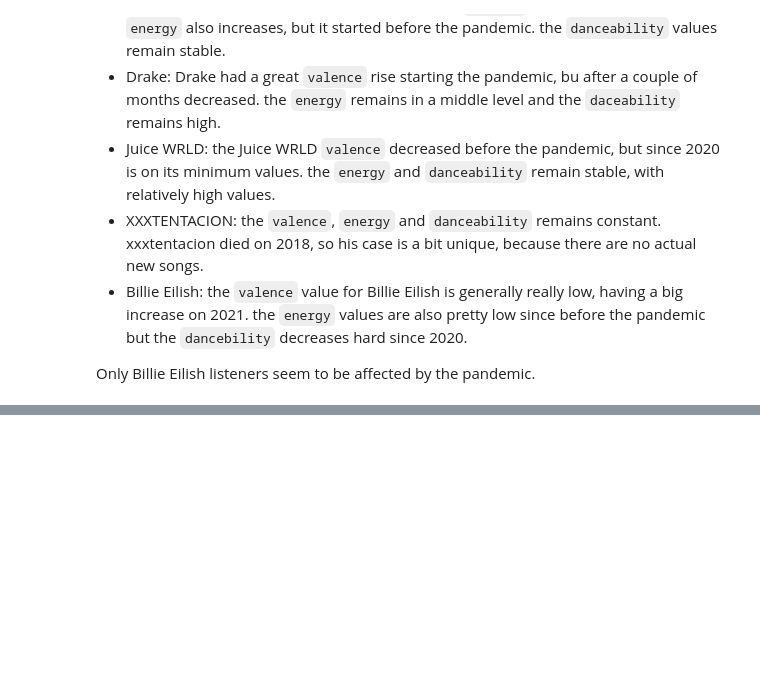
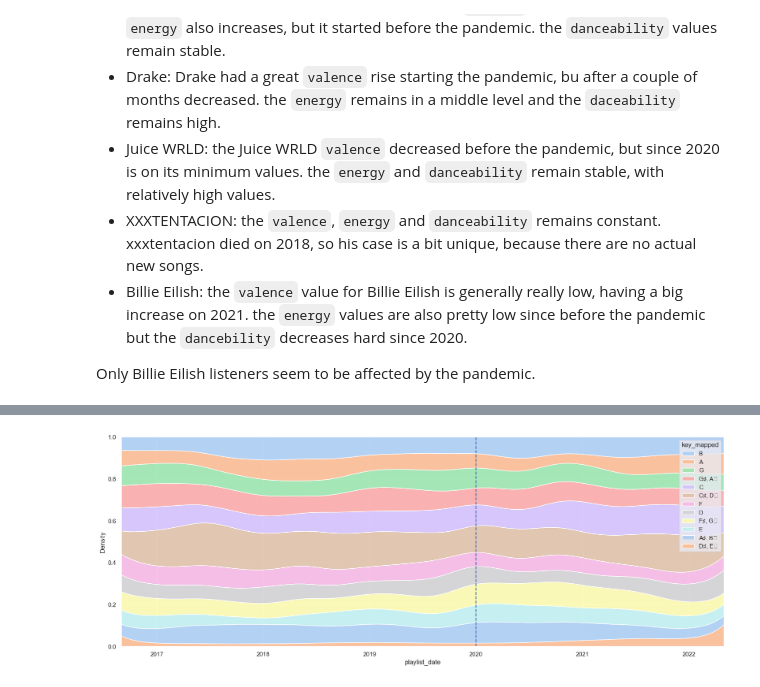
Before and after one commit to annassanchez/ETL_project, a Jupyter notebook: notebooks/6-analysis.ipynb, the cells around one changed output, grey strips where cells are left out. Saved outputs shown, nothing was run; the diff lists cells and outputs as text; code cells hidden in the pictures; blank space fills up the shorter version.

```diff
--- a/notebooks/6-analysis.ipynb
+++ b/notebooks/6-analysis.ipynb
@@ -332,0 +441,6 @@ Only Billie Eilish listeners seem to be affected by the pandemic.
+# %%
+sns.set(rc={'figure.figsize':(20, 7)})
+sns.kdeplot(data=top200, x="playlist_date", hue="key_mapped", multiple="fill", palette = 'pastel')
+plt.axvline(pd.to_datetime('2020-01-01'), 0, 1, linestyle='dashed');
+# %% [output]
+[figure, added]
```
Also changed, not shown: parts of 13 cells of this notebook, 5 other files.
